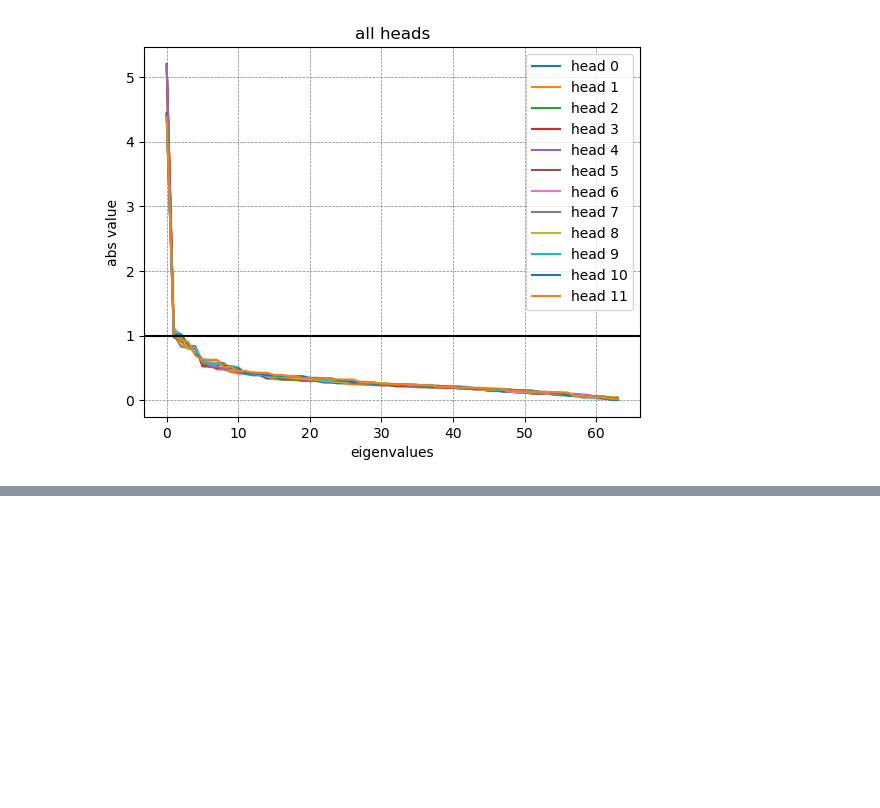
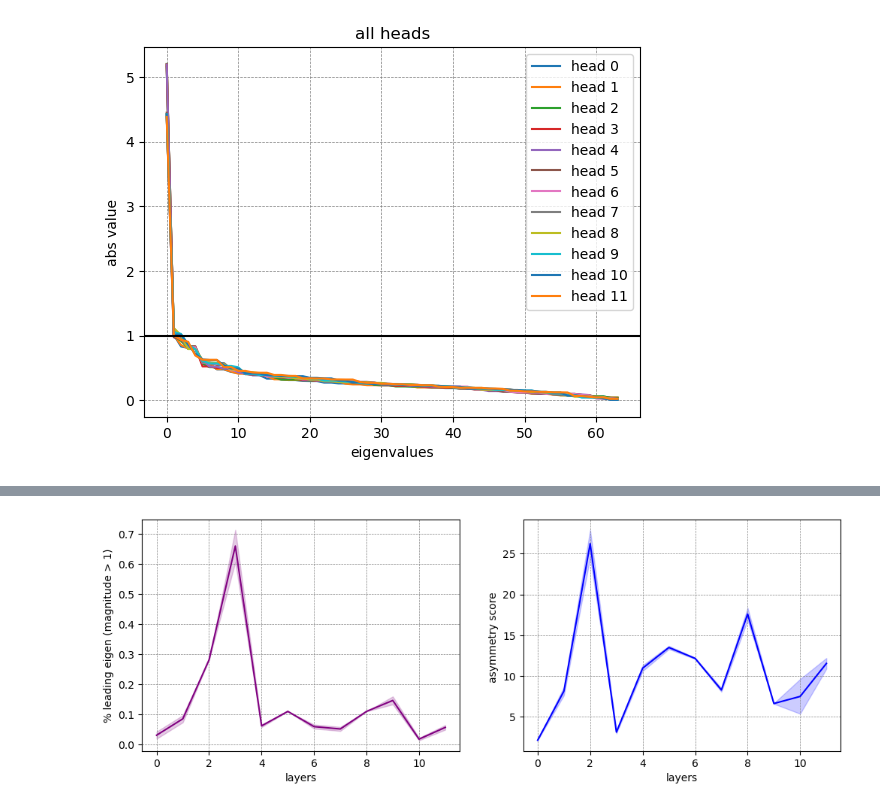
Before and after one commit to matteosaponati/attention-geometry, a Jupyter notebook: examples/BERT_analysis.ipynb, the cells around one changed output, grey strips where cells are left out. Saved outputs shown, nothing was run; the diff lists cells and outputs as text; code cells hidden in the pictures; blank space fills up the shorter version.

```diff
--- a/examples/BERT_analysis.ipynb
+++ b/examples/BERT_analysis.ipynb
@@ -257,0 +260,33 @@ plt.grid(color = 'gray', linestyle = '--', linewidth = 0.5)
+# %%
+asymmetry_score = np.zeros((h,l))
+
+for layer in range(l):
+    asymmetry_score[:,layer] = asymmetry_blocks(h,dh,M[layer])
+# %%
+plt.figure(figsize=(12,4))
+
+plt.subplot(1,2,1)
+plt.plot(lead_eigen.mean(axis=0),c='purple')
+plt.fill_between(range(l),
+                 lead_eigen.mean(axis=0)+lead_eigen.std(axis=0),
+                 lead_eigen.mean(axis=0)-lead_eigen.std(axis=0),
+                 color='purple',
+                 alpha=.2)
+
+plt.xlabel('layers')
+plt.ylabel('% leading eigen (magnitude > 1)')
+plt.grid(color = 'gray', linestyle = '--', linewidth = 0.5)
+
+plt.subplot(1,2,2)
+plt.plot(asymmetry_score.mean(axis=0),c='blue')
+plt.fill_between(range(l),
+                 asymmetry_score.mean(axis=0)+asymmetry_score.std(axis=0),
+                 asymmetry_score.mean(axis=0)-asymmetry_score.std(axis=0),
+                 color='blue',
+                 alpha=.2)
+
+plt.xlabel('layers')
+plt.ylabel('asymmetry score ')
+plt.grid(color = 'gray', linestyle = '--', linewidth = 0.5)
+# %% [output]
+[figure, added]
```
Also changed, not shown: parts of 12 cells of this notebook.
